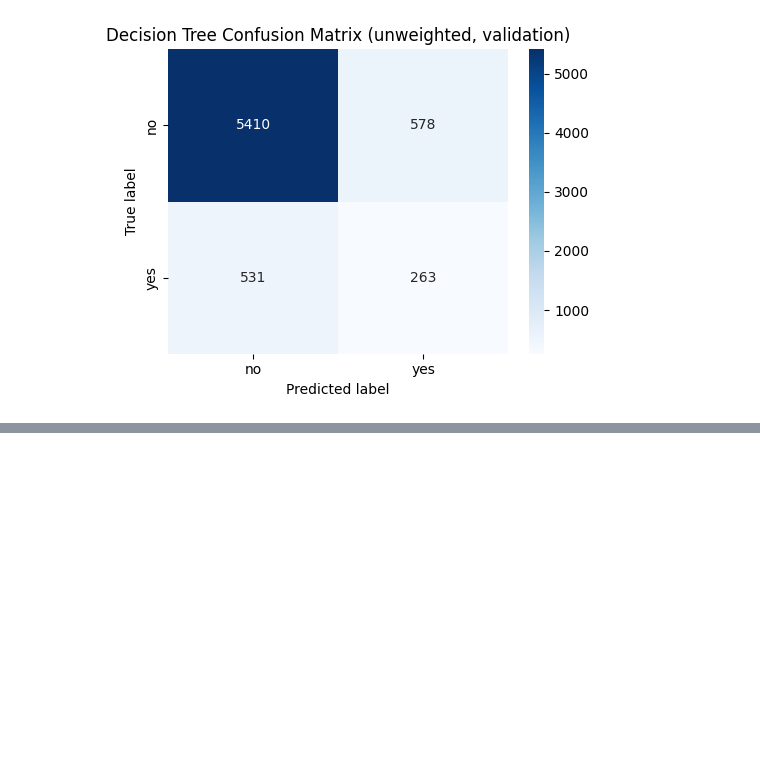
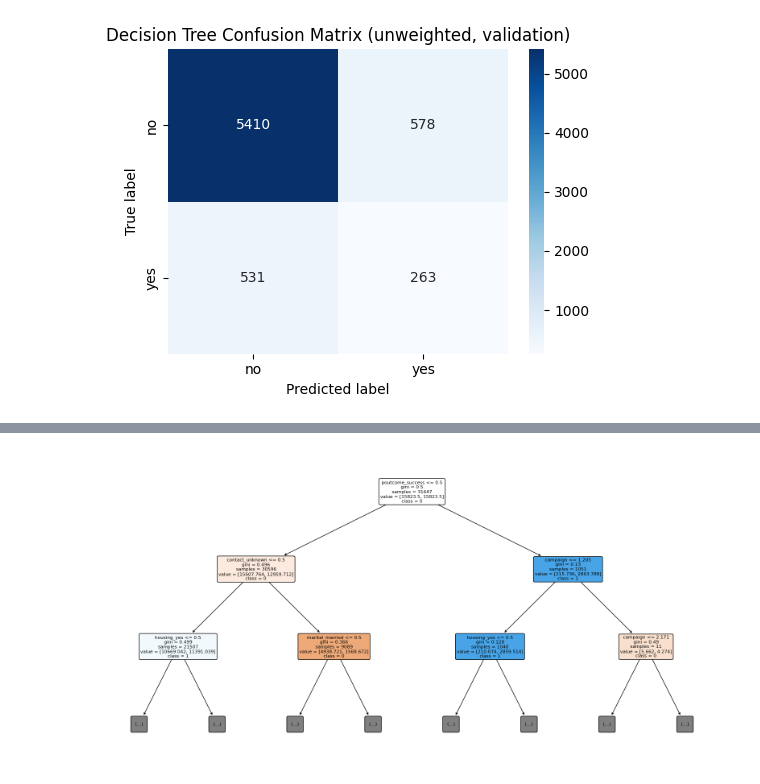
Before and after one commit to SuperDataScience-Community-Projects/SDS-CP038-banktermpredict, a Jupyter notebook: beginner/submissions/team-members/Mahtab/data-analysis.ipynb, the cells around one changed output, grey strips where cells are left out. Saved outputs shown, nothing was run; the diff lists cells and outputs as text; code cells hidden in the pictures; blank space fills up the shorter version.

```diff
--- a/beginner/submissions/team-members/Mahtab/data-analysis.ipynb
+++ b/beginner/submissions/team-members/Mahtab/data-analysis.ipynb
@@ -1619,0 +1632,22 @@ plt.show()
+# %%
+Model_Name = "Decision Tree (balanced)"
+Model_Tag = "DT_BAL"
+
+# Construct Model
+model_DT_Bal = DecisionTreeClassifier(
+    random_state=42,
+    class_weight="balanced"
+)
+
+# Safety check
+assert 'X_train_final' in globals() and 'X_val_final' in globals(), "Preprocessing/split missing."
+assert X_train_final.shape[0] == len(Y_train) and X_val_final.shape[0] == len(Y_val), "Shape mismatch."
+
+# Fit model
+model_DT_Bal.fit(X_train_final, Y_train)
+
+# Cache validation probabilities (probs_val_<MODEL_TAG>)
+probs_val = model_DT_Bal.predict_proba(X_val_final)[:, 1]
+globals()[f"probs_val_{Model_Tag}"] = probs_val
+globals()[f"model_{Model_Tag}"] = model_DT_Bal
+print(f"[OK] '{Model_Name}' fitted — cached as probs_val_{Model_Tag}.")
@@ -1619,0 +1723,17 @@ plt.show()
+# %%
+
+
+from sklearn.tree import plot_tree
+
+plt.figure(figsize=(20, 10))
+plot_tree(
+    model_DT_Bal,
+    max_depth=2,            # show only top levels (change to 4 or 5 if you want)
+    filled=True,
+    rounded=True,
+    feature_names=X_train_final.columns,
+    class_names=["0", "1"]
+)
+plt.show()
+# %% [output]
+[figure, added]
```
Also changed, not shown: parts of 43 cells of this notebook.
